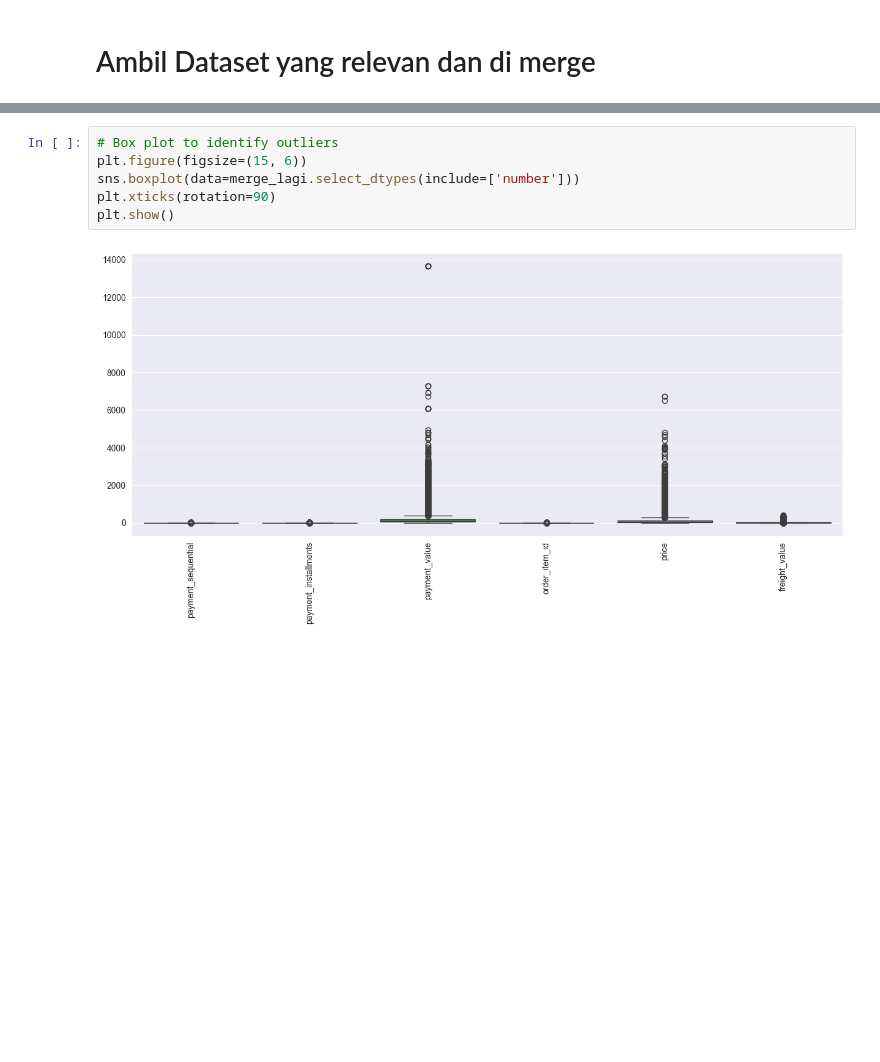
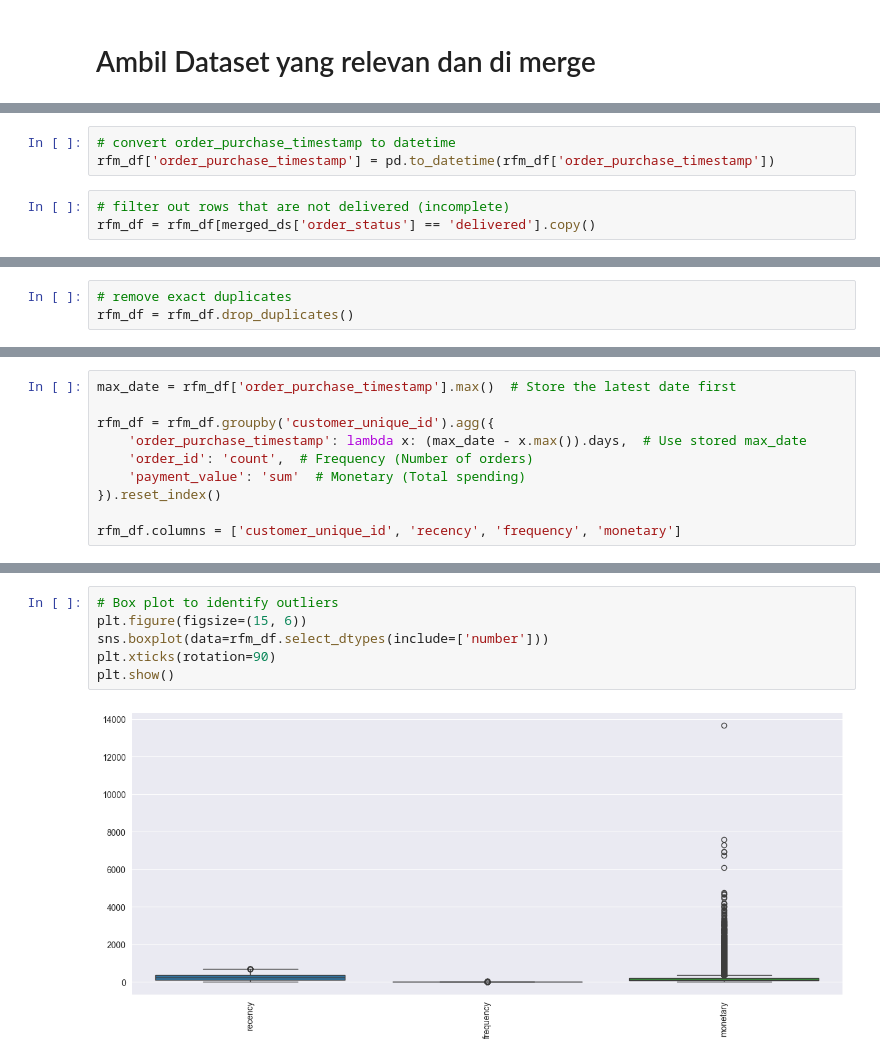
Before and after one commit to pt-sinan-akbar/Dataset-Thesis, a Jupyter notebook: BrazilDataSet.ipynb, the cells around one changed output, grey strips where cells are left out. Drawn from its saved outputs; the diff is of its cells as text; blank space fills up the shorter version.

```diff
--- a/BrazilDataSet.ipynb
+++ b/BrazilDataSet.ipynb
@@ -149,0 +110,6 @@ merge_lagi.duplicated().sum()
+# %%
+# convert order_purchase_timestamp to datetime
+rfm_df['order_purchase_timestamp'] = pd.to_datetime(rfm_df['order_purchase_timestamp'])
+# %%
+# filter out rows that are not delivered (incomplete)
+rfm_df = rfm_df[merged_ds['order_status'] == 'delivered'].copy()
@@ -149,0 +152,3 @@ merge_lagi.duplicated().sum()
+# %%
+# remove exact duplicates
+rfm_df = rfm_df.drop_duplicates()
@@ -262,0 +254,10 @@ merge_lagi.head()
+# %%
+max_date = rfm_df['order_purchase_timestamp'].max()  # Store the latest date first
+
+rfm_df = rfm_df.groupby('customer_unique_id').agg({
+    'order_purchase_timestamp': lambda x: (max_date - x.max()).days,  # Use stored max_date
+    'order_id': 'count',  # Frequency (Number of orders)
+    'payment_value': 'sum'  # Monetary (Total spending)
+}).reset_index()
+
+rfm_df.columns = ['customer_unique_id', 'recency', 'frequency', 'monetary']
@@ -263,11 +282,11 @@ merge_lagi.head()
 # %%
 # Box plot to identify outliers
 plt.figure(figsize=(15, 6))
-sns.boxplot(data=merge_lagi.select_dtypes(include=['number']))
+sns.boxplot(data=rfm_df.select_dtypes(include=['number']))
 plt.xticks(rotation=90)
 plt.show()
 # %% [output]
-[figure, old version]
+[figure, new version]
 # %%
 # Scatter Plot to identify outliers
 plt.figure(figsize=(15, 6))
```
Also changed, not shown: parts of 61 cells of this notebook.
